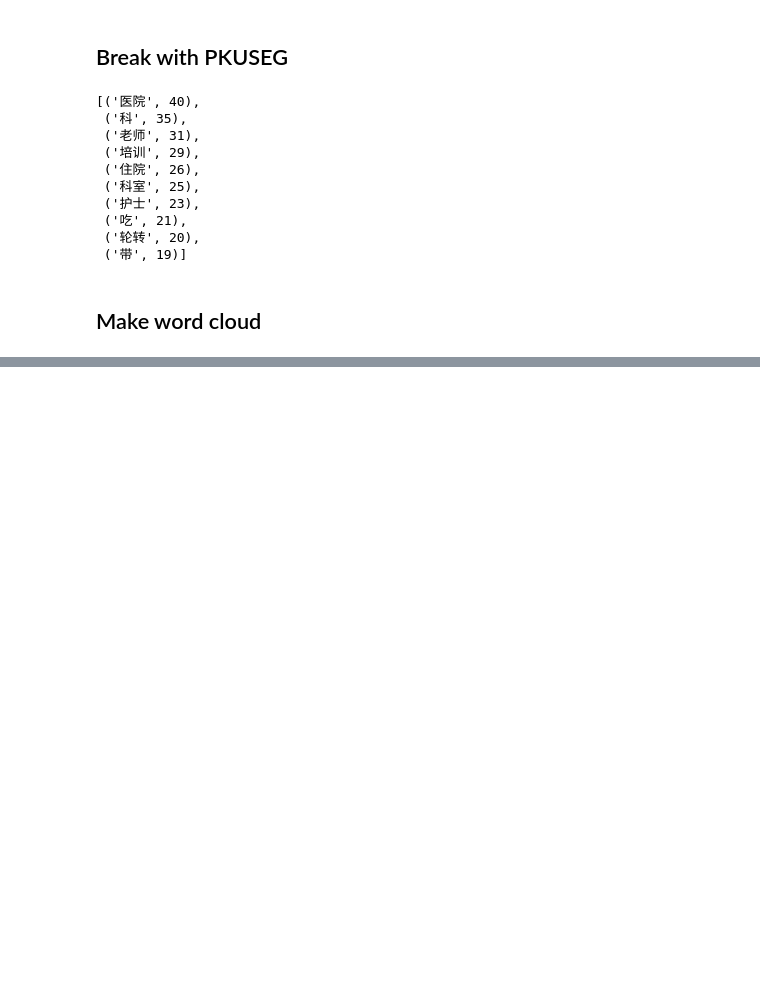
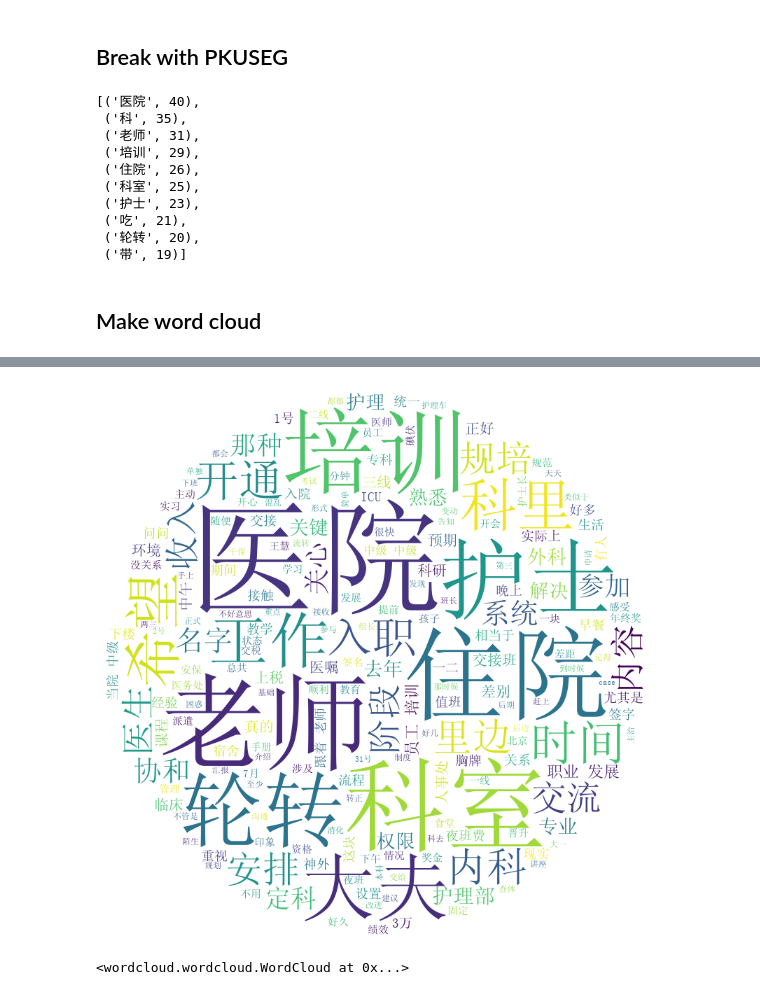
Before and after one commit to yutianc/BinderOne, a Jupyter notebook: 01_worldcloud/分词&彩色词云.ipynb, the cells around one changed output, grey strips where cells are left out. Cells and saved outputs as stored; diff of their text form; code cells hidden in the pictures; blank space fills up the shorter version.

```diff
--- a/01_worldcloud/分词&彩色词云.ipynb
+++ b/01_worldcloud/分词&彩色词云.ipynb
@@ -210,0 +109,8 @@ SyntaxError: invalid syntax (<ipython-input-10-209cb3a14f42>, line 57)
+# %%
+wordcloud.to_image()
+# %% [output]
+[figure, added]
+# %%
+wordcloud.to_file("data/zryh.png")
+# %% [output]
+<wordcloud.wordcloud.WordCloud at 0x...>
```
Also changed, not shown: parts of 8 cells of this notebook, 11 other files.
